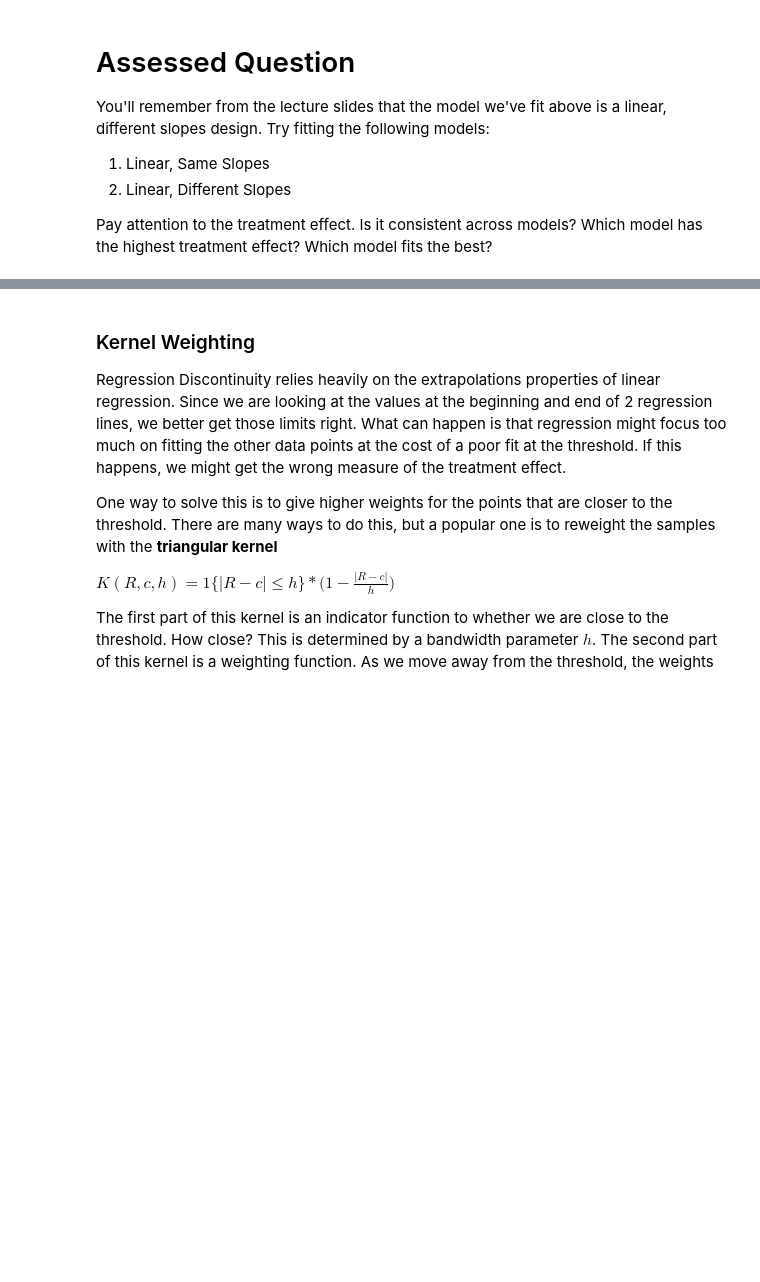
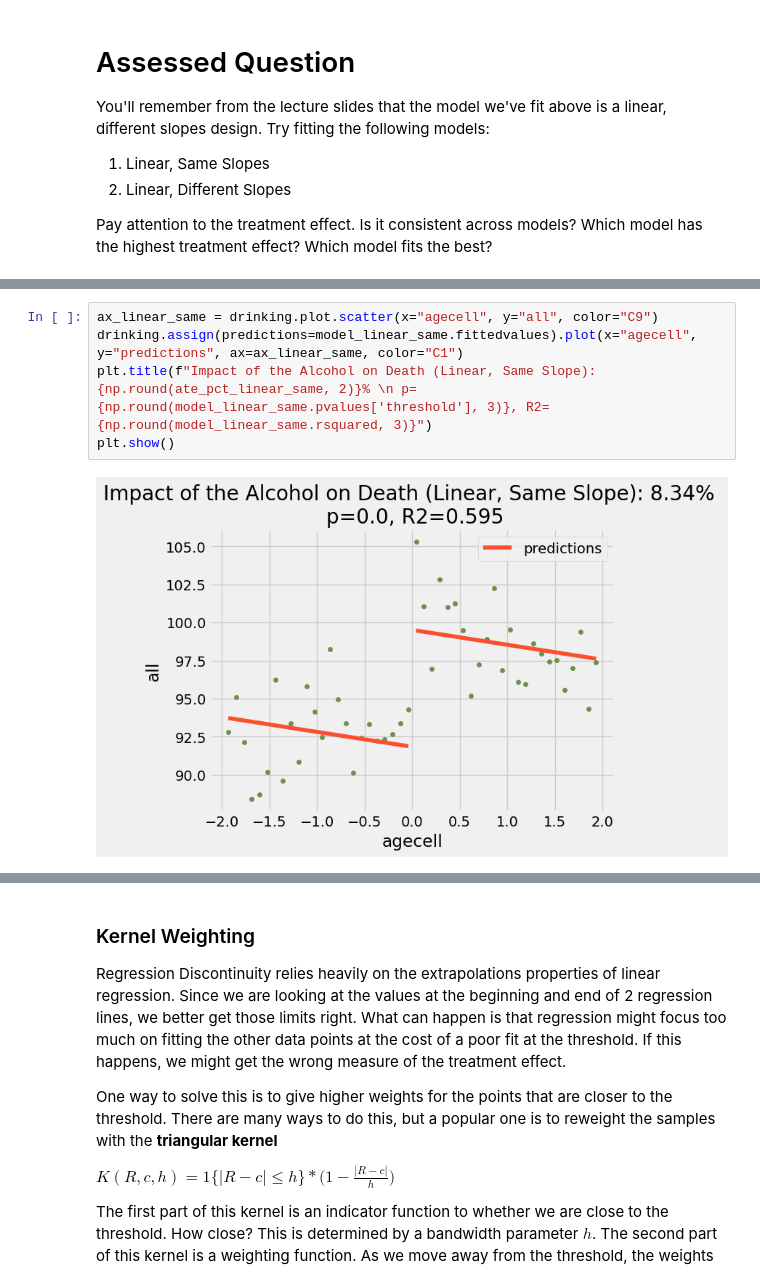
Before and after one commit to jessiewong0719/QM2, a Jupyter notebook: w09_regression_discontinuity.ipynb, the cells around one changed output, grey strips where cells are left out. Drawn from its saved outputs; the diff is of its cells as text; blank space fills up the shorter version.

```diff
--- a/w09_regression_discontinuity.ipynb
+++ b/w09_regression_discontinuity.ipynb
@@ -304,0 +286,7 @@ The model with the best fit is: Different Slopes Model
+# %%
+ax_linear_same = drinking.plot.scatter(x="agecell", y="all", color="C9")
+drinking.assign(predictions=model_linear_same.fittedvalues).plot(x="agecell", y="predictions", ax=ax_linear_same, color="C1")
+plt.title(f"Impact of the Alcohol on Death (Linear, Same Slope): {np.round(ate_pct_linear_same, 2)}% \n p={np.round(model_linear_same.pvalues['threshold'], 3)}, R2={np.round(model_linear_same.rsquared, 3)}")
+plt.show()
+# %% [output]
+[figure, added]
```
Also changed, not shown: parts of 7 cells of this notebook.
